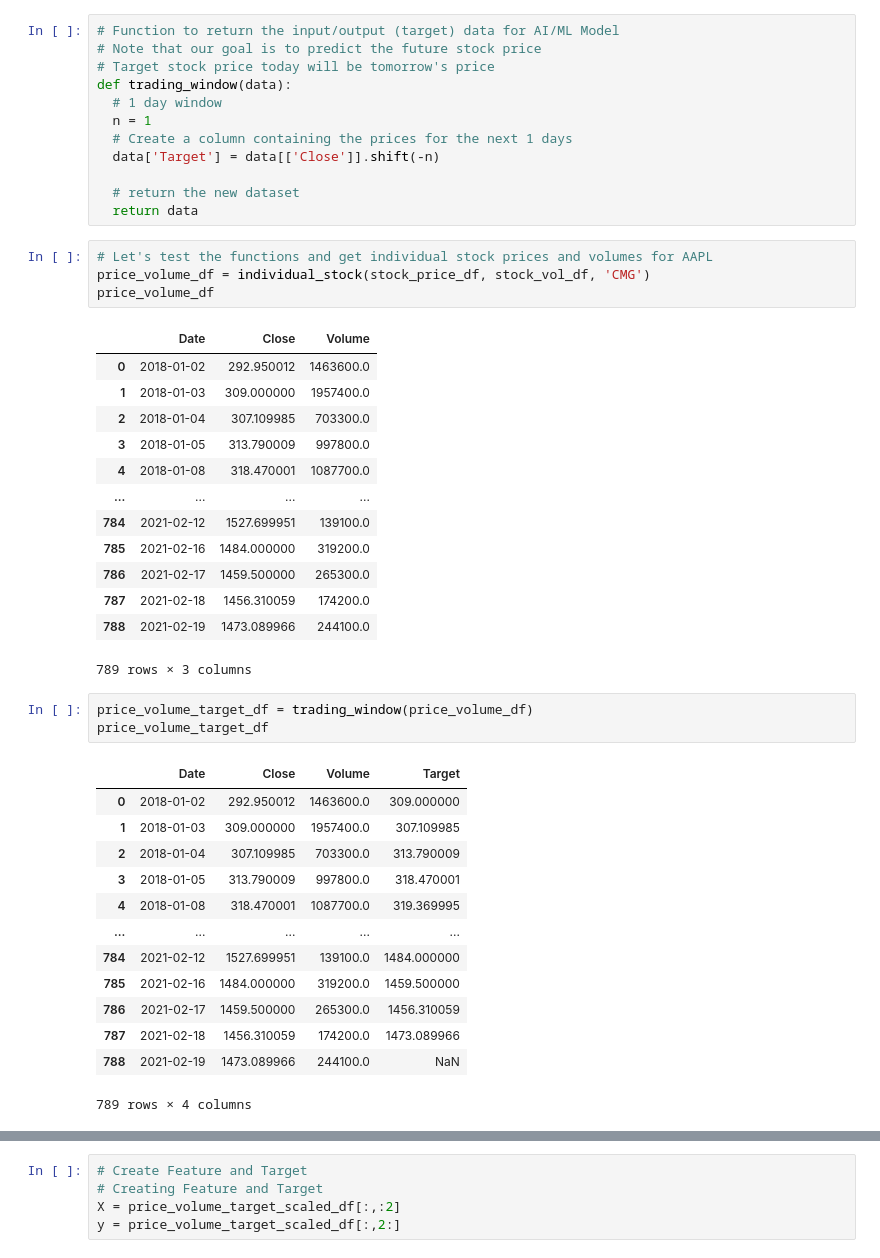
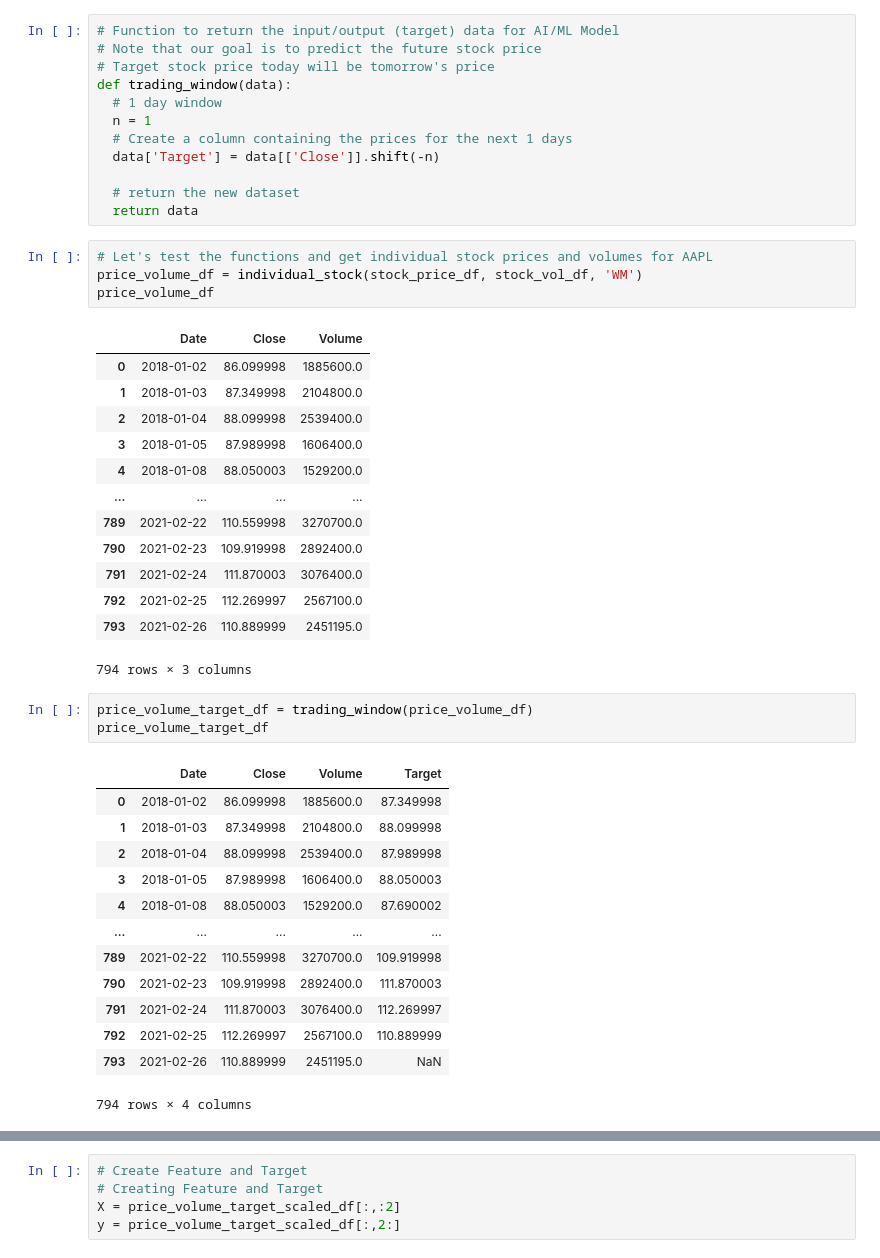
Before and after one commit to xanasa14/Finances, a Jupyter notebook: StocksPrediciton.ipynb, the cells around one changed output, grey strips where cells are left out. Drawn from its saved outputs; the diff is of its cells as text.

```diff
--- a/StocksPrediciton.ipynb
+++ b/StocksPrediciton.ipynb
@@ -172,39 +170,39 @@ def trading_window(data):
   return data
 # %%
 # Let's test the functions and get individual stock prices and volumes for AAPL
-price_volume_df = individual_stock(stock_price_df, stock_vol_df, 'CMG')
+price_volume_df = individual_stock(stock_price_df, stock_vol_df, 'WM')
 price_volume_df
 # %% [output]
 |  | Date | Close | Volume |
-| 0 | 2018-01-02 | 292.950012 | 1463600.0 |
-| 1 | 2018-01-03 | 309.000000 | 1957400.0 |
-| 2 | 2018-01-04 | 307.109985 | 703300.0 |
-| 3 | 2018-01-05 | 313.790009 | 997800.0 |
-| 4 | 2018-01-08 | 318.470001 | 1087700.0 |
+| 0 | 2018-01-02 | 86.099998 | 1885600.0 |
+| 1 | 2018-01-03 | 87.349998 | 2104800.0 |
+| 2 | 2018-01-04 | 88.099998 | 2539400.0 |
+| 3 | 2018-01-05 | 87.989998 | 1606400.0 |
+| 4 | 2018-01-08 | 88.050003 | 1529200.0 |
 | ... | ... | ... | ... |
-| 784 | 2021-02-12 | 1527.699951 | 139100.0 |
-| 785 | 2021-02-16 | 1484.000000 | 319200.0 |
-| 786 | 2021-02-17 | 1459.500000 | 265300.0 |
-| 787 | 2021-02-18 | 1456.310059 | 174200.0 |
-| 788 | 2021-02-19 | 1473.089966 | 244100.0 |
+| 789 | 2021-02-22 | 110.559998 | 3270700.0 |
+| 790 | 2021-02-23 | 109.919998 | 2892400.0 |
+| 791 | 2021-02-24 | 111.870003 | 3076400.0 |
+| 792 | 2021-02-25 | 112.269997 | 2567100.0 |
+| 793 | 2021-02-26 | 110.889999 | 2451195.0 |
-789 rows × 3 columns
+794 rows × 3 columns
 # %%
 price_volume_target_df = trading_window(price_volume_df)
 price_volume_target_df
 # %% [output]
 |  | Date | Close | Volume | Target |
-| 0 | 2018-01-02 | 292.950012 | 1463600.0 | 309.000000 |
-| 1 | 2018-01-03 | 309.000000 | 1957400.0 | 307.109985 |
-| 2 | 2018-01-04 | 307.109985 | 703300.0 | 313.790009 |
-| 3 | 2018-01-05 | 313.790009 | 997800.0 | 318.470001 |
-| 4 | 2018-01-08 | 318.470001 | 1087700.0 | 319.369995 |
+| 0 | 2018-01-02 | 86.099998 | 1885600.0 | 87.349998 |
+| 1 | 2018-01-03 | 87.349998 | 2104800.0 | 88.099998 |
+| 2 | 2018-01-04 | 88.099998 | 2539400.0 | 87.989998 |
+| 3 | 2018-01-05 | 87.989998 | 1606400.0 | 88.050003 |
+| 4 | 2018-01-08 | 88.050003 | 1529200.0 | 87.690002 |
 | ... | ... | ... | ... | ... |
-| 784 | 2021-02-12 | 1527.699951 | 139100.0 | 1484.000000 |
-| 785 | 2021-02-16 | 1484.000000 | 319200.0 | 1459.500000 |
-| 786 | 2021-02-17 | 1459.500000 | 265300.0 | 1456.310059 |
-| 787 | 2021-02-18 | 1456.310059 | 174200.0 | 1473.089966 |
-| 788 | 2021-02-19 | 1473.089966 | 244100.0 | NaN |
+| 789 | 2021-02-22 | 110.559998 | 3270700.0 | 109.919998 |
+| 790 | 2021-02-23 | 109.919998 | 2892400.0 | 111.870003 |
+| 791 | 2021-02-24 | 111.870003 | 3076400.0 | 112.269997 |
+| 792 | 2021-02-25 | 112.269997 | 2567100.0 | 110.889999 |
+| 793 | 2021-02-26 | 110.889999 | 2451195.0 | NaN |
-789 rows × 4 columns
+794 rows × 4 columns
 # %%
 # Remove the last row as it will be a null value
 price_volume_target_df = price_volume_target_df[:-1]
```
Also changed, not shown: parts of 28 cells of this notebook.
